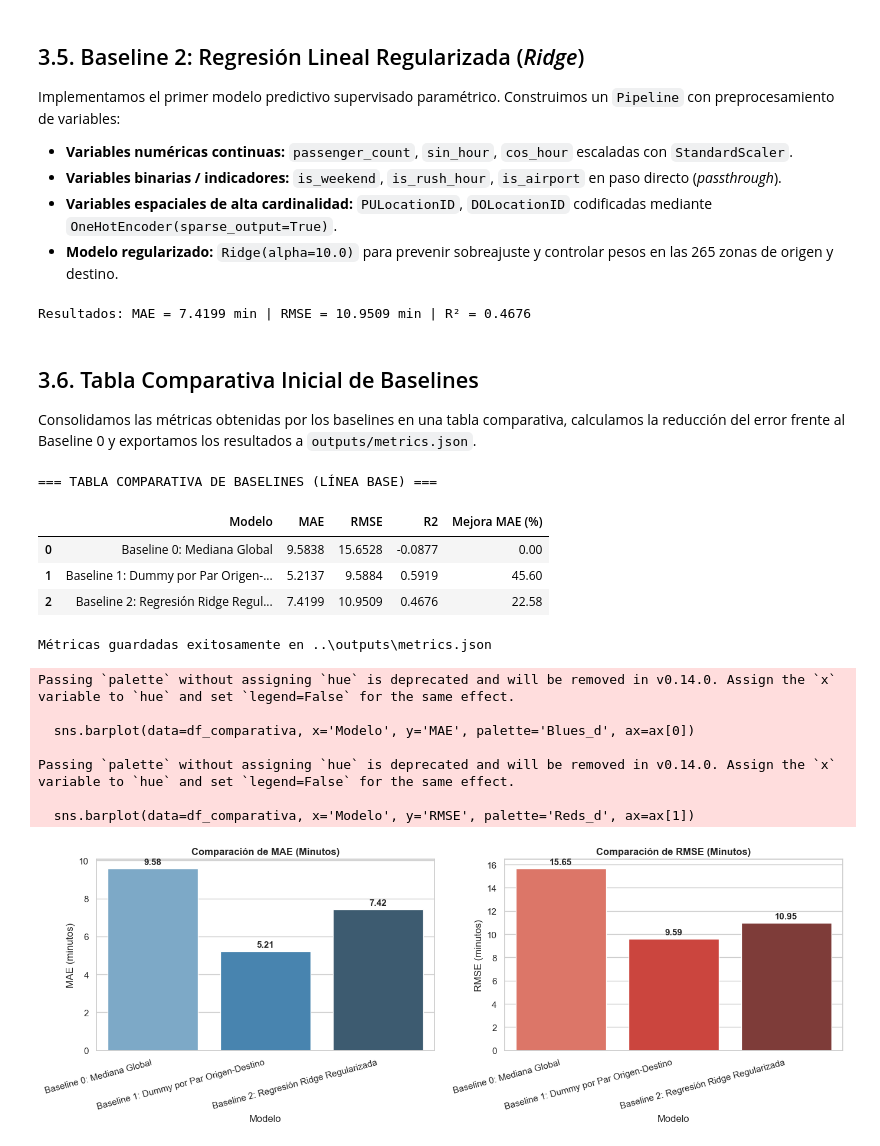
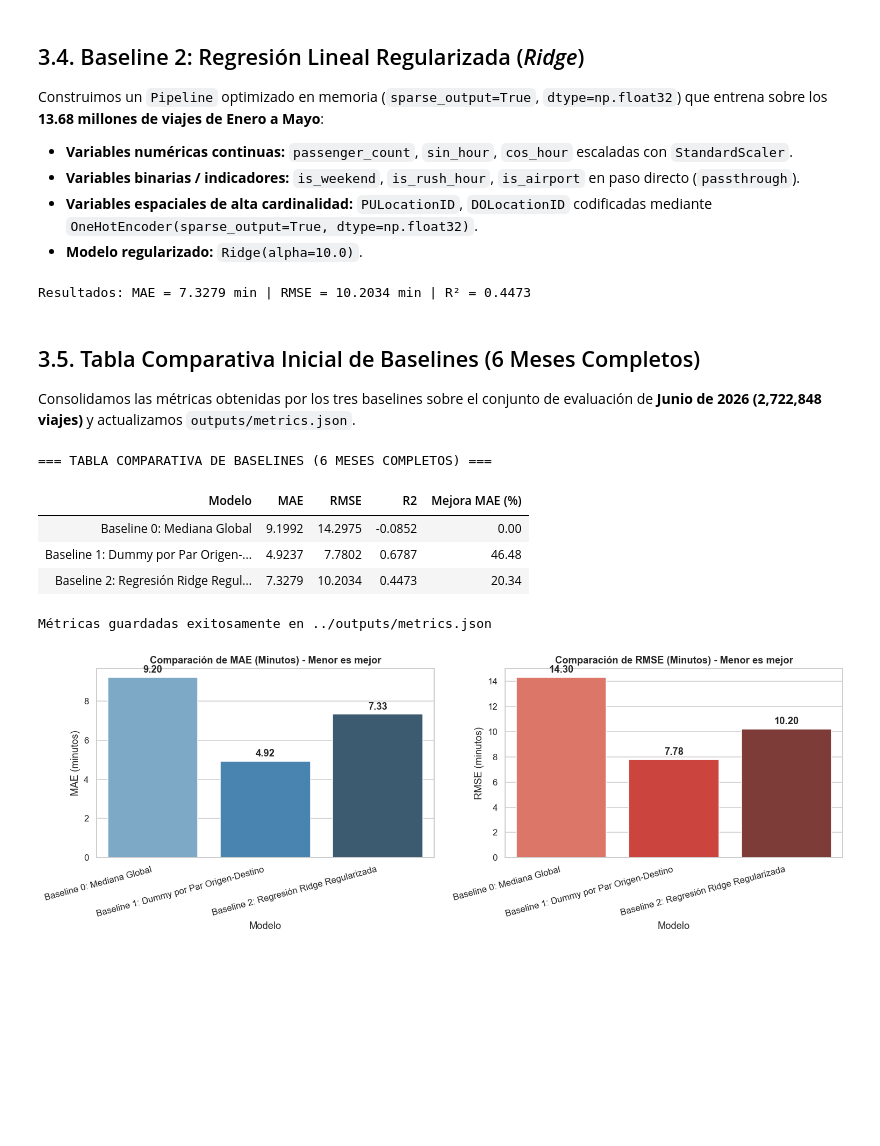
Before and after one commit to AxelPortal/MachineLearning_Proyecto, a Jupyter notebook: notebooks/03_modelos.ipynb, the cells around one changed output. Drawn from its saved outputs; the diff is of its cells as text; code cells hidden in the pictures; blank space fills up the shorter version.

Commit message:
Actualizado para usar 6 meses

```diff
--- a/notebooks/03_modelos.ipynb
+++ b/notebooks/03_modelos.ipynb
@@ -92,12 +95,8 @@ Como punto de partida, calculamos la mediana histórica de `trip_duration` exclu
 # %%
-# Mediana calculada estrictamente en entrenamiento
 global_median = float(y_train.median())
+y_pred_b0 = np.full(shape=len(y_test), fill_value=global_median, dtype=np.float32)
 
-# Predicción constante sobre test
-y_pred_b0 = np.full(shape=len(y_test), fill_value=global_median)
-
-# Evaluación
 res_b0 = evaluate_predictions(y_test, y_pred_b0, model_name='Baseline 0: Mediana Global')
-print(f"Mediana de entrenamiento utilizada: {global_median:.2f} minutos")
+print(f'Mediana de entrenamiento utilizada (Ene-May): {global_median:.2f} minutos')
 print(f"Resultados: MAE = {res_b0['MAE']} min | RMSE = {res_b0['RMSE']} min | R² = {res_b0['R2']}")
 # %% [output]
@@ -139,57 +138,46 @@ Resultados: MAE = 5.2137 min | RMSE = 9.5884 min | R² = 0.5919
 # %% [markdown]
-## 3.5. Baseline 2: Regresión Lineal Regularizada (*Ridge*)
-Implementamos el primer modelo predictivo supervisado paramétrico. Construimos un `Pipeline` con preprocesamiento de variables:
+## 3.4. Baseline 2: Regresión Lineal Regularizada (*Ridge*)
+Construimos un `Pipeline` optimizado en memoria (`sparse_output=True`, `dtype=np.float32`) que entrena sobre los **13.68 millones de viajes de Enero a Mayo**:
 * **Variables numéricas continuas:** `passenger_count`, `sin_hour`, `cos_hour` escaladas con `StandardScaler`.
-* **Variables binarias / indicadores:** `is_weekend`, `is_rush_hour`, `is_airport` en paso directo (*passthrough*).
-* **Variables espaciales de alta cardinalidad:** `PULocationID`, `DOLocationID` codificadas mediante `OneHotEncoder(sparse_output=True)`.
-* **Modelo regularizado:** `Ridge(alpha=10.0)` para prevenir sobreajuste y controlar pesos en las 265 zonas de origen y destino.
+* **Variables binarias / indicadores:** `is_weekend`, `is_rush_hour`, `is_airport` en paso directo (`passthrough`).
+* **Variables espaciales de alta cardinalidad:** `PULocationID`, `DOLocationID` codificadas mediante `OneHotEncoder(sparse_output=True, dtype=np.float32)`.
+* **Modelo regularizado:** `Ridge(alpha=10.0)`.
 # %%
 features_num = ['passenger_count', 'sin_hour', 'cos_hour']
 features_bin = ['is_weekend', 'is_rush_hour', 'is_airport']
 features_cat = ['PULocationID', 'DOLocationID']
 
-# Preprocesador con ColumnTransformer
-preprocessor = ColumnTransformer(
-    transformers=[
-        ('num', StandardScaler(), features_num),
-        ('bin', 'passthrough', features_bin),
-        ('cat', OneHotEncoder(handle_unknown='ignore', sparse_output=True), features_cat)
-    ],
-    remainder='drop'
+preprocessor = get_preprocessor(
+    categorical_features=features_cat,
+    numeric_features=features_num,
+    binary_features=features_bin
 )
 
-# Pipeline de Ridge Regularizada
 ridge_pipeline = Pipeline([
     ('prep', preprocessor),
     ('model', Ridge(alpha=10.0, random_state=42))
 ])
 
 ridge_pipeline.fit(X_train, y_train)
-
-# Predicción en el conjunto de prueba (Marzo)
 y_pred_b2 = ridge_pipeline.predict(X_test)
 
-# Evaluación
 res_b2 = evaluate_predictions(y_test, y_pred_b2, model_name='Baseline 2: Regresión Ridge Regularizada')
 print(f"Resultados: MAE = {res_b2['MAE']} min | RMSE = {res_b2['RMSE']} min | R² = {res_b2['R2']}")
 # %% [output]
-Resultados: MAE = 7.4199 min | RMSE = 10.9509 min | R² = 0.4676
+Resultados: MAE = 7.3279 min | RMSE = 10.2034 min | R² = 0.4473
 # %% [markdown]
-## 3.6. Tabla Comparativa Inicial de Baselines
-Consolidamos las métricas obtenidas por los baselines en una tabla comparativa, calculamos la reducción del error frente al Baseline 0 y exportamos los resultados a `outputs/metrics.json`.
+## 3.5. Tabla Comparativa Inicial de Baselines (6 Meses Completos)
+Consolidamos las métricas obtenidas por los tres baselines sobre el conjunto de evaluación de **Junio de 2026 (2,722,848 viajes)** y actualizamos `outputs/metrics.json`.
 # %%
-# Consolidar lista de resultados
 all_baselines = [res_b0, res_b1, res_b2]
 df_comparativa = metrics_to_dataframe(all_baselines)
 
-# Calcular reducción porcentual del error MAE respecto al Baseline 0
 mae_base = res_b0['MAE']
 df_comparativa['Mejora MAE (%)'] = ((mae_base - df_comparativa['MAE']) / mae_base * 100).round(2)
 
-print('=== TABLA COMPARATIVA DE BASELINES (LÍNEA BASE) ===')
+print('=== TABLA COMPARATIVA DE BASELINES (6 MESES COMPLETOS) ===')
 display(df_comparativa)
 
-# Guardar en outputs/metrics.json
 metrics_output_path = os.path.join('..', 'outputs', 'metrics.json')
 if not os.path.exists(os.path.dirname(metrics_output_path)):
     metrics_output_path = os.path.join('outputs', 'metrics.json')
@@ -197,41 +185,36 @@ if not os.path.exists(os.path.dirname(metrics_output_path)):
 save_metrics_json(all_baselines, metrics_output_path)
 print(f'Métricas guardadas exitosamente en {metrics_output_path}')
 # %% [output]
-=== TABLA COMPARATIVA DE BASELINES (LÍNEA BASE) ===
+=== TABLA COMPARATIVA DE BASELINES (6 MESES COMPLETOS) ===
-|  | Modelo | MAE | RMSE | R2 | Mejora MAE (%) |
-| 0 | Baseline 0: Mediana Global | 9.5838 | 15.6528 | -0.0877 | 0.00 |
-| 1 | Baseline 1: Dummy por Par Origen-... | 5.2137 | 9.5884 | 0.5919 | 45.60 |
-| 2 | Baseline 2: Regresión Ridge Regul... | 7.4199 | 10.9509 | 0.4676 | 22.58 |
+| Modelo | MAE | RMSE | R2 | Mejora MAE (%) |
+| Baseline 0: Mediana Global | 9.1992 | 14.2975 | -0.0852 | 0.00 |
+| Baseline 1: Dummy por Par Origen-... | 4.9237 | 7.7802 | 0.6787 | 46.48 |
+| Baseline 2: Regresión Ridge Regul... | 7.3279 | 10.2034 | 0.4473 | 20.34 |
-Métricas guardadas exitosamente en ..\outputs\metrics.json
+Métricas guardadas exitosamente en ../outputs/metrics.json
 # %%
 fig, ax = plt.subplots(1, 2, figsize=(14, 5))
 
 # Gráfico 1: MAE
-sns.barplot(data=df_comparativa, x='Modelo', y='MAE', palette='Blues_d', ax=ax[0])
-ax[0].set_title('Comparación de MAE (Minutos)', fontweight='bold')
+sns.barplot(data=df_comparativa, x='Modelo', y='MAE', hue='Modelo', palette='Blues_d', legend=False, ax=ax[0])
+ax[0].set_title('Comparación de MAE (Minutos) - Menor es mejor', fontweight='bold')
 ax[0].set_ylabel('MAE (minutos)')
-ax[0].set_xticklabels(ax[0].get_xticklabels(), rotation=15, ha='right')
+ax[0].set_xticks(range(len(df_comparativa)))
+ax[0].set_xticklabels(df_comparativa['Modelo'], rotation=15, ha='right')
 for p in ax[0].patches:
     ax[0].annotate(f'{p.get_height():.2f}', (p.get_x() + p.get_width() / 2., p.get_height()),
                    ha='center', va='bottom', xytext=(0, 3), textcoords='offset points', fontweight='bold')
 
 # Gráfico 2: RMSE
-sns.barplot(data=df_comparativa, x='Modelo', y='RMSE', palette='Reds_d', ax=ax[1])
-ax[1].set_title('Comparación de RMSE (Minutos)', fontweight='bold')
+sns.barplot(data=df_comparativa, x='Modelo', y='RMSE', hue='Modelo', palette='Reds_d', legend=False, ax=ax[1])
+ax[1].set_title('Comparación de RMSE (Minutos) - Menor es mejor', fontweight='bold')
 ax[1].set_ylabel('RMSE (minutos)')
-ax[1].set_xticklabels(ax[1].get_xticklabels(), rotation=15, ha='right')
+ax[1].set_xticks(range(len(df_comparativa)))
+ax[1].set_xticklabels(df_comparativa['Modelo'], rotation=15, ha='right')
 for p in ax[1].patches:
     ax[1].annotate(f'{p.get_height():.2f}', (p.get_x() + p.get_width() / 2., p.get_height()),
                    ha='center', va='bottom', xytext=(0, 3), textcoords='offset points', fontweight='bold')
 
 plt.tight_layout()
 plt.show()
 # %% [output]
-Passing `palette` without assigning `hue` is deprecated and will be removed in v0.14.0. Assign the `x` variable to `hue` and set `legend=False` for the same effect.
-
-  sns.barplot(data=df_comparativa, x='Modelo', y='MAE', palette='Blues_d', ax=ax[0])
-
-Passing `palette` without assigning `hue` is deprecated and will be removed in v0.14.0. Assign the `x` variable to `hue` and set `legend=False` for the same effect.
-
-  sns.barplot(data=df_comparativa, x='Modelo', y='RMSE', palette='Reds_d', ax=ax[1])
-[figure, old version]
+[figure, new version]
```
Also changed, not shown: parts of 12 cells of this notebook, 12 other files.
